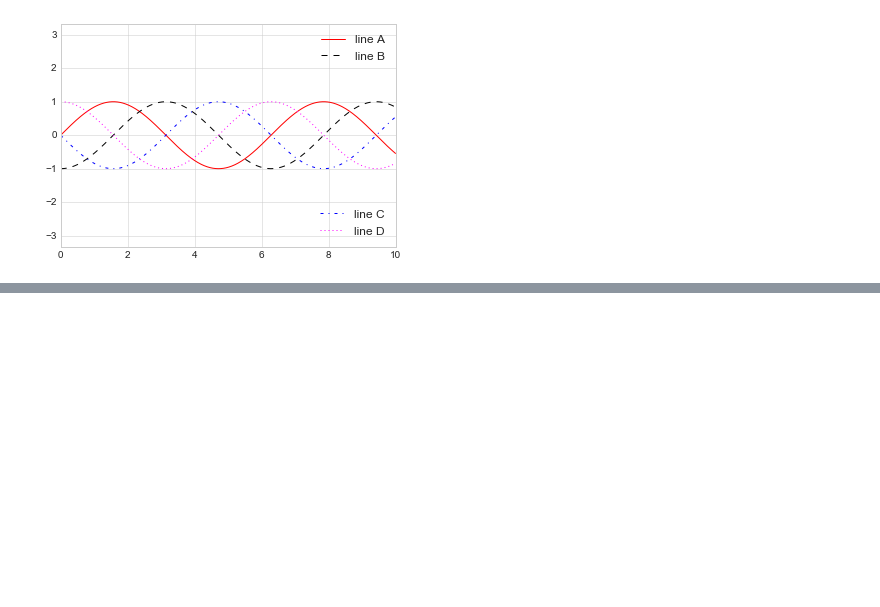
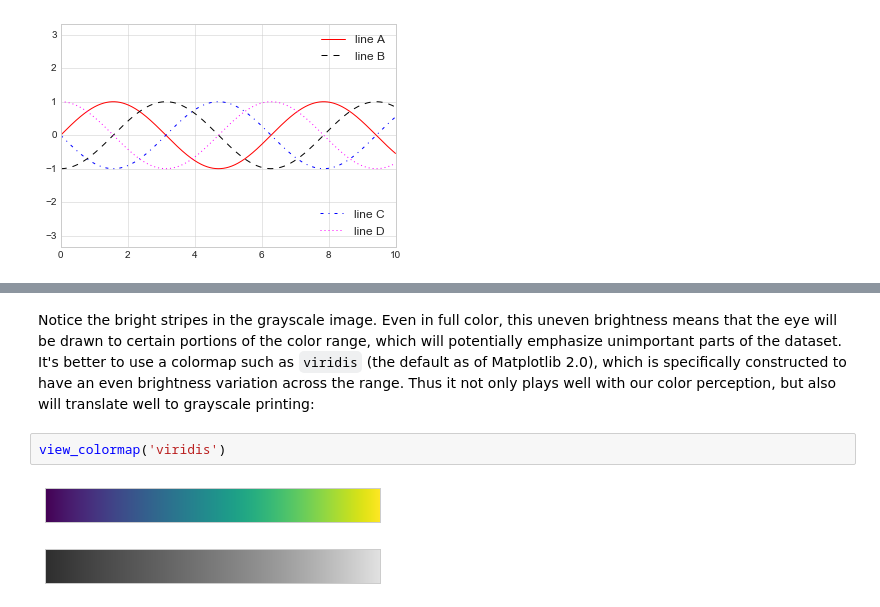
Before and after one commit to egehurturk/Matplotlib-Tutorial, a Jupyter notebook: Matplotlib - Data Science Handbook.ipynb, the cells around one changed output, grey strips where cells are left out. Saved outputs shown, nothing was run; the diff lists cells and outputs as text; blank space fills up the shorter version.

```diff
--- a/Matplotlib - Data Science Handbook.ipynb
+++ b/Matplotlib - Data Science Handbook.ipynb
@@ -447,0 +513,6 @@ ax.add_artist(leg);
+# %% [markdown]
+Notice the bright stripes in the grayscale image. Even in full color, this uneven brightness means that the eye will be drawn to certain portions of the color range, which will potentially emphasize unimportant parts of the dataset. It's better to use a colormap such as `viridis` (the default as of Matplotlib 2.0), which is specifically constructed to have an even brightness variation across the range. Thus it not only plays well with our color perception, but also will translate well to grayscale printing:
+# %%
+view_colormap('viridis')
+# %% [output]
+[figure, added]
```
Also changed, not shown: parts of 24 cells of this notebook.
